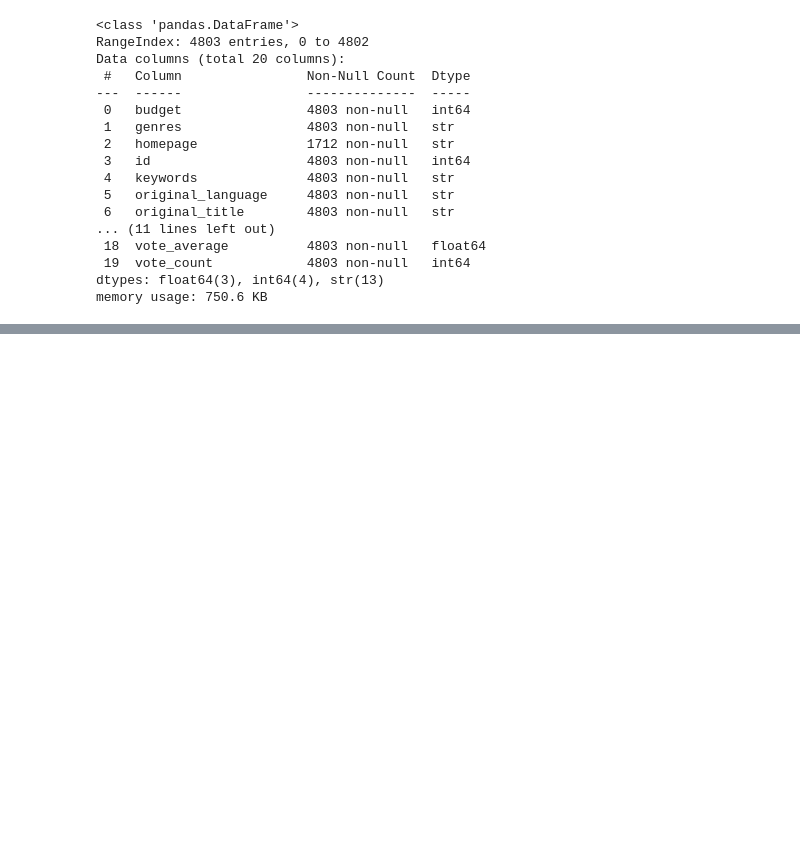
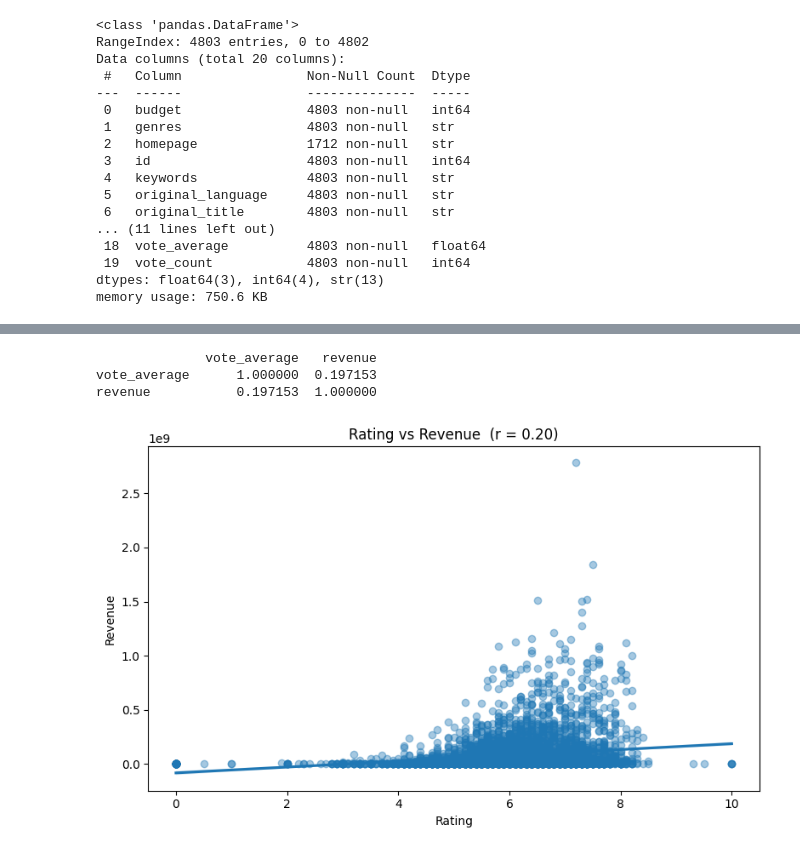
Before and after one commit to theyoussefmoussa/tmdb_movies, a Jupyter notebook: movies.ipynb, the cells around one changed output, grey strips where cells are left out. Drawn from its saved outputs; the diff is of its cells as text; code cells hidden in the pictures; blank space fills up the shorter version.

```diff
--- a/movies.ipynb
+++ b/movies.ipynb
@@ -308,0 +238,18 @@ plt.show()
+# %%
+print(df[['vote_average', 'revenue']].corr())
+# %% [output]
+              vote_average   revenue
+vote_average      1.000000  0.197153
+revenue           0.197153  1.000000
+# %%
+fig, ax = plt.subplots(figsize=(8, 5))
+sns.regplot(x='vote_average', y='revenue', data=df, ax=ax, scatter_kws={'alpha': 0.4})
+ax.set_title('Rating vs Revenue  (r = 0.20)')
+ax.set_xlabel('Rating')
+ax.set_ylabel('Revenue')
+
+plt.tight_layout()
+plt.savefig('graphs/rating_vs_revenue.png', dpi=150, bbox_inches='tight')
+plt.show()
+# %% [output]
+[figure, added]
```
Also changed, not shown: parts of 60 cells of this notebook, 9 other files.
